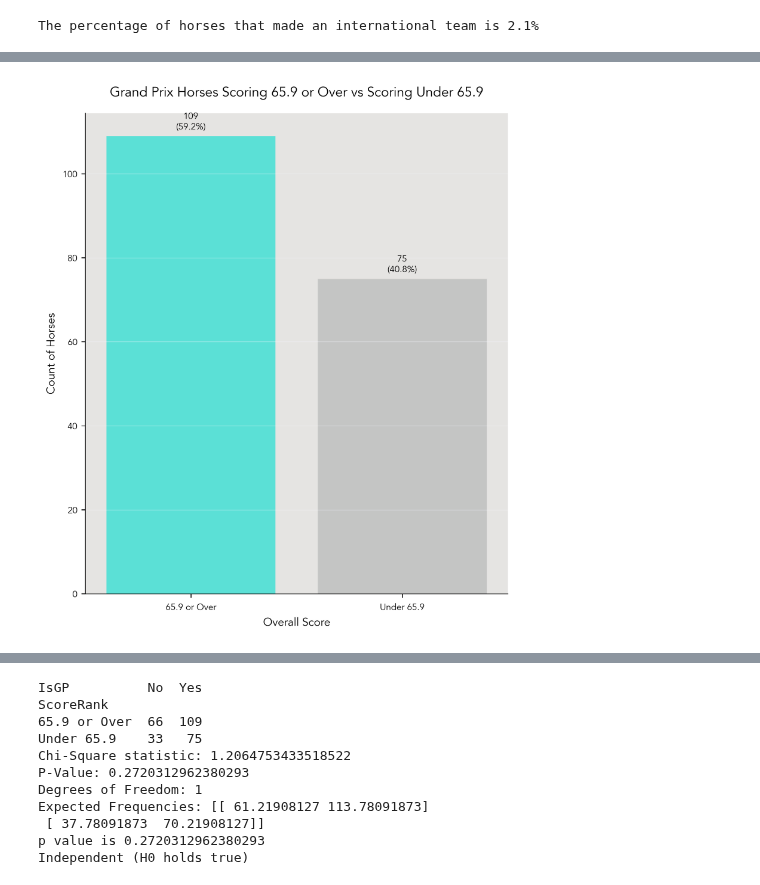
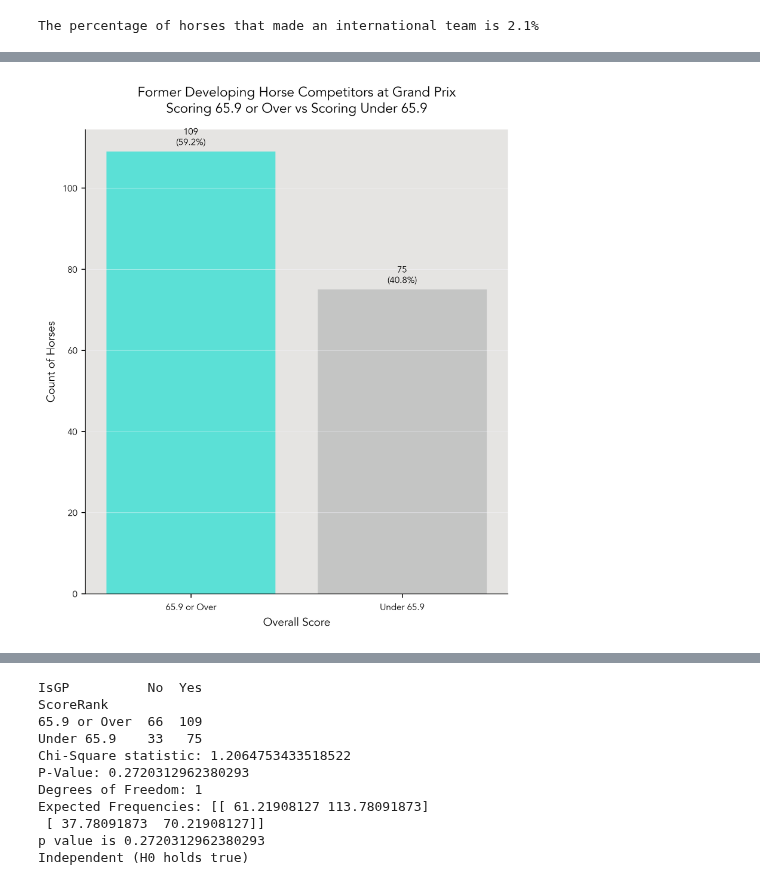
Before and after one commit to siobyrne/young-dressage-horse-program-analysis, a Jupyter notebook: developinghorse.ipynb, the cells around one changed output, grey strips where cells are left out. Cells and saved outputs as stored; diff of their text form; code cells hidden in the pictures.

```diff
--- a/developinghorse.ipynb
+++ b/developinghorse.ipynb
@@ -169,7 +172,7 @@ The percentage of horses that made an international team is 2.1%
 # %%
 
 dev_scores_df = merged_df.loc[(merged_df['Year'] <= 2023) &
-                            (merged_df['Division'].str.contains('DHPSG|DHGP')) & (merged_df['Highest Level'] == 'Grand Prix')]
+                            (merged_df['Division'].str.contains('DHPSG|DHGP')) & (merged_df['Highest Level'] == 'Grand Prix')].copy()
 
 
 # new column with result of function
@@ -178,7 +181,7 @@ dev_scores_df['ScoreRank'] = dev_scores_df['OverallScore'].apply(dh_check_score)
 # sort values and drop duplicates, this way ensures if a horse scored both above and below 65.9 that we keep the higher score
 dev_scores_df = dev_scores_df.sort_values('ScoreRank').drop_duplicates(subset='USDFNumber', keep='first')
 
-print(dev_scores_df.to_markdown())
+#print(dev_scores_df.to_markdown())
 
 
 dev_gp_count = len(dev_scores_df)
@@ -208,29 +188,29 @@ See the caveats in the documentation: https://pandas.pydata.org/pandas-docs/stab
 # %%
 ax = plt.subplots(figsize=(6, 7))
 
 # set options for countplot
 ax = sns.countplot(
    x = 'ScoreRank',
    data = dev_scores_df,
    palette = ['#00ffee', '#b7b8b8'],
    alpha = .7,
    order = dev_scores_df['ScoreRank'].value_counts().index
 )
 
 # add annotation for count and percentage of each score group
 for p in ax.patches:
     ax.annotate("{:0,.0f}\n({:,.1f}%)".format(p.get_height(), p.get_height()*100/dev_gp_count), (p.get_x() + p.get_width()/2, p.get_height() + 1), ha = 'center', va = 'bottom', fontsize=8)
 
 # set title, xlabel, and ylabel
-ax.set_title('Grand Prix Horses Scoring 65.9 or Over vs Scoring Under 65.9')
+ax.set_title('Former Developing Horse Competitors at Grand Prix\nScoring 65.9 or Over vs Scoring Under 65.9')
 plt.ylabel('Count of Horses')
 plt.xlabel('Overall Score')
 
 # save and show figure
 plt.tight_layout()
 plt.savefig('images/dh-grand-prix-by-overall-score.png')
 plt.show()
 # %% [output]
-[figure, old version]
+[figure, new version]
 # %%
 chi_dev_scores_df = merged_df.loc[(merged_df['Year'] <= 2023) &
```
Also changed, not shown: parts of 13 cells of this notebook, 13 other files.
